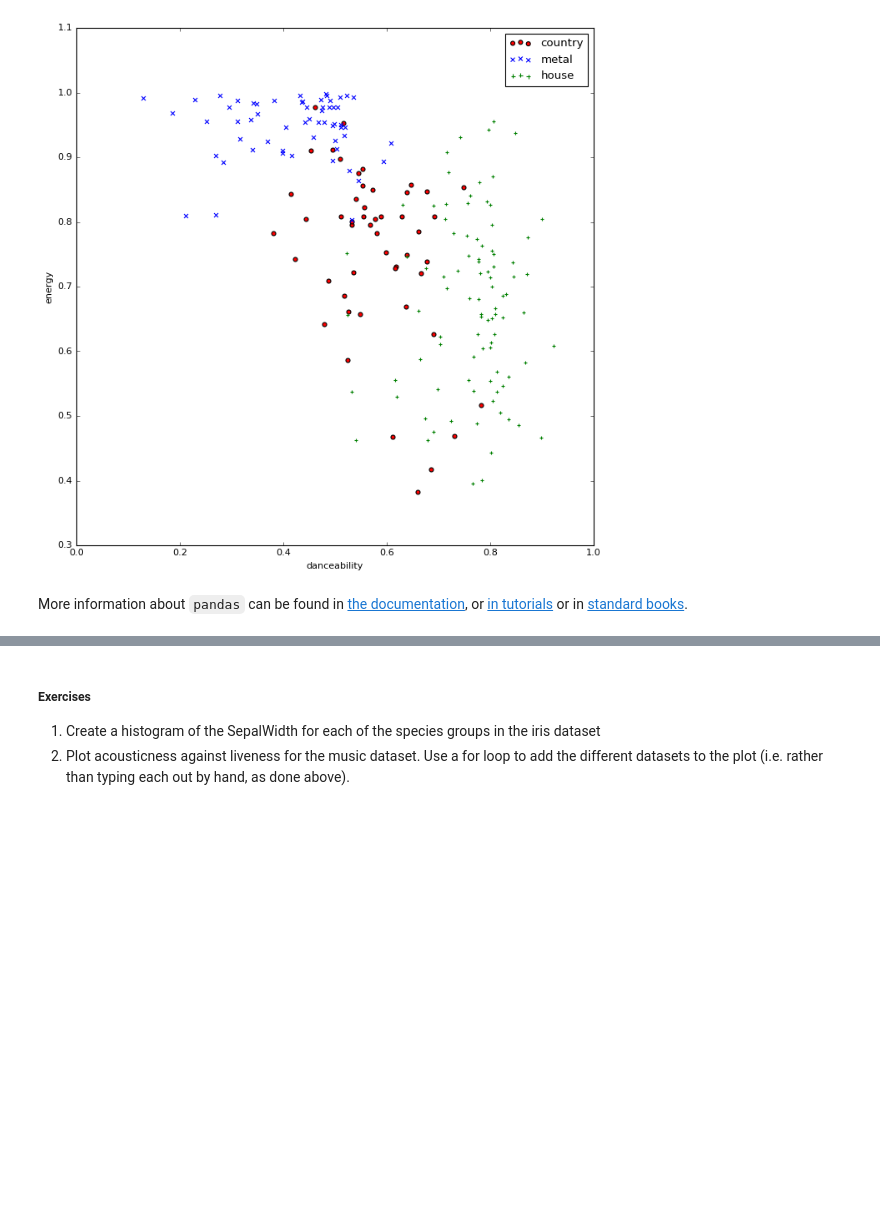
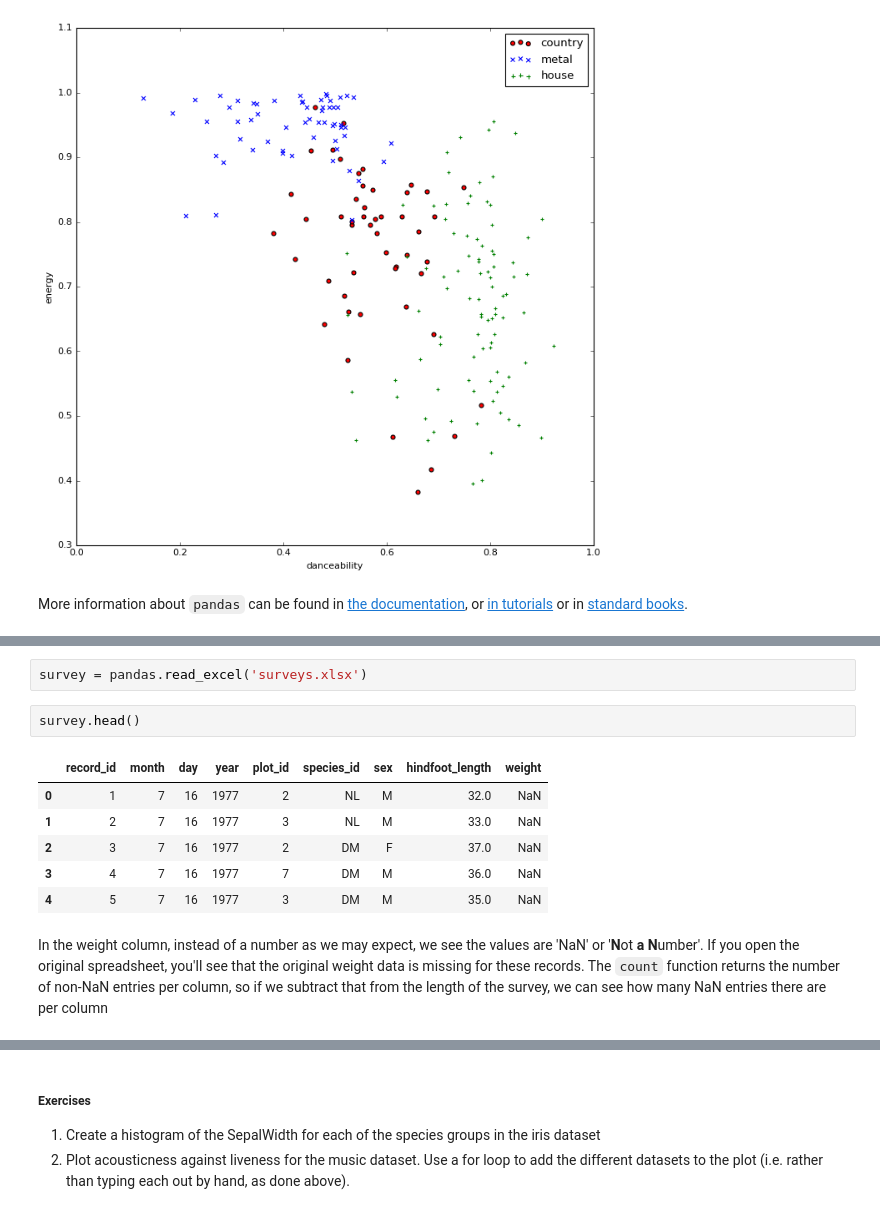
Before and after one commit to IanHawke/msc-or-python, a Jupyter notebook: 03-plotting-data.ipynb, the cells around one changed output, grey strips where cells are left out. Drawn from its saved outputs; the diff is of its cells as text; blank space fills up the shorter version.

```diff
--- a/03-plotting-data.ipynb
+++ b/03-plotting-data.ipynb
@@ -337,0 +367,13 @@ More information about `pandas` can be found in [the documentation](http://panda
+# %%
+survey = pandas.read_excel('surveys.xlsx')
+# %%
+survey.head()
+# %% [output]
+|  | record_id | month | day | year | plot_id | species_id | sex | hindfoot_length | weight |
+| 0 | 1 | 7 | 16 | 1977 | 2 | NL | M | 32.0 | NaN |
+| 1 | 2 | 7 | 16 | 1977 | 3 | NL | M | 33.0 | NaN |
+| 2 | 3 | 7 | 16 | 1977 | 2 | DM | F | 37.0 | NaN |
+| 3 | 4 | 7 | 16 | 1977 | 7 | DM | M | 36.0 | NaN |
+| 4 | 5 | 7 | 16 | 1977 | 3 | DM | M | 35.0 | NaN |
+# %% [markdown]
+In the weight column, instead of a number as we may expect, we see the values are 'NaN' or '**N**ot **a** **N**umber'. If you open the original spreadsheet, you'll see that the original weight data is missing for these records. The `count` function returns the number of non-NaN entries per column, so if we subtract that from the length of the survey, we can see how many NaN entries there are per column
```
Also changed, not shown: parts of 21 cells of this notebook, 1 other file.
